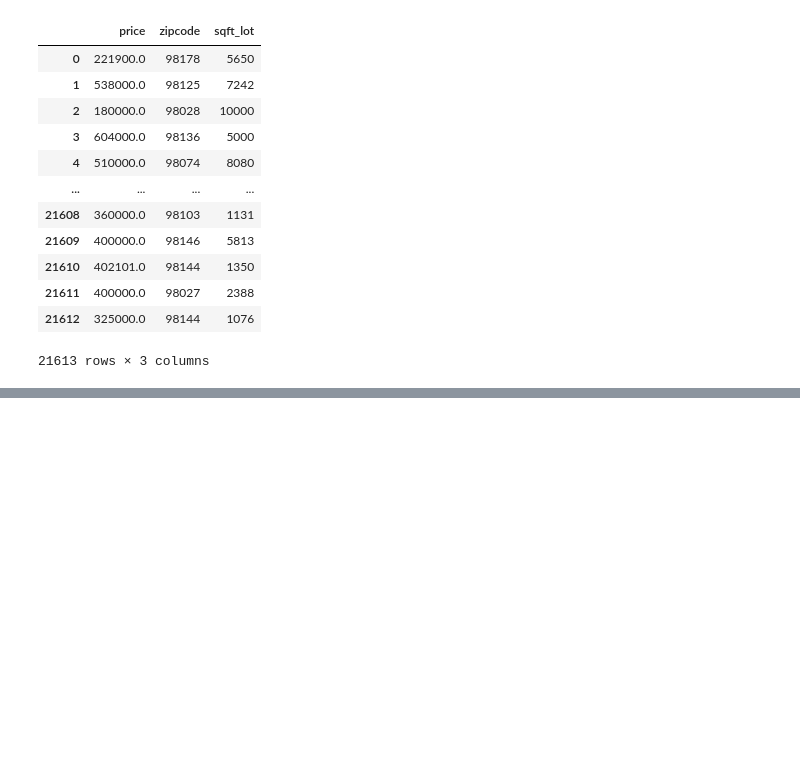
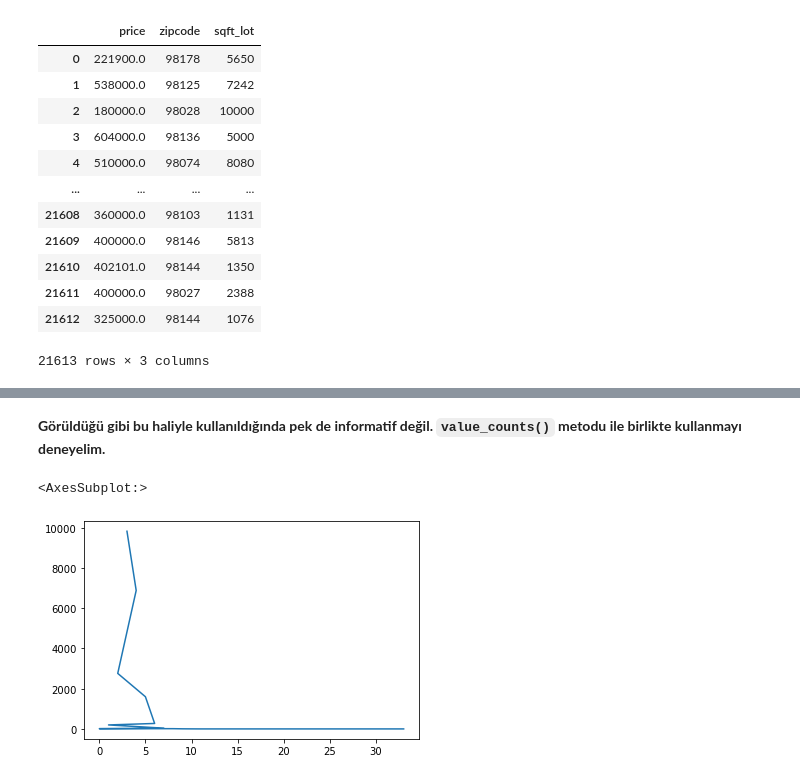
Before and after one commit to halimocakli/Data-Analysis-And-Visualization, a Jupyter notebook: 03-Series&Columns/03_SeriesAndColumns.ipynb, the cells around one changed output, grey strips where cells are left out. Drawn from its saved outputs; the diff is of its cells as text; code cells hidden in the pictures; blank space fills up the shorter version.

```diff
--- a/03-Series&Columns/03_SeriesAndColumns.ipynb
+++ b/03-Series&Columns/03_SeriesAndColumns.ipynb
@@ -700,0 +847,7 @@ houses[cols]
+# %% [markdown]
+**Görüldüğü gibi bu haliyle kullanıldığında pek de informatif değil. `value_counts()` metodu ile birlikte kullanmayı deneyelim.**
+# %%
+houses["bedrooms"].value_counts().plot()
+# %% [output]
+<AxesSubplot:>
+[figure, added]
```
Also changed, not shown: parts of 32 cells of this notebook.
